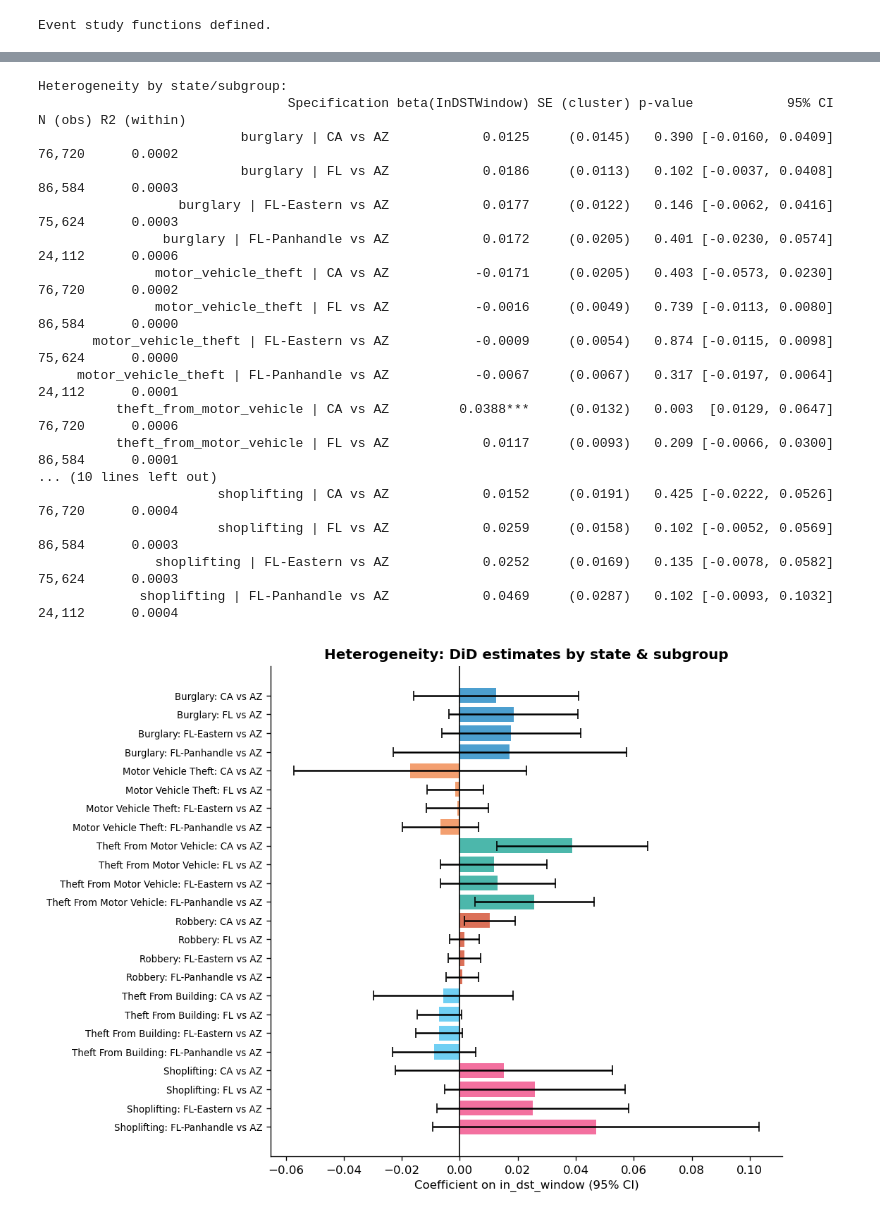
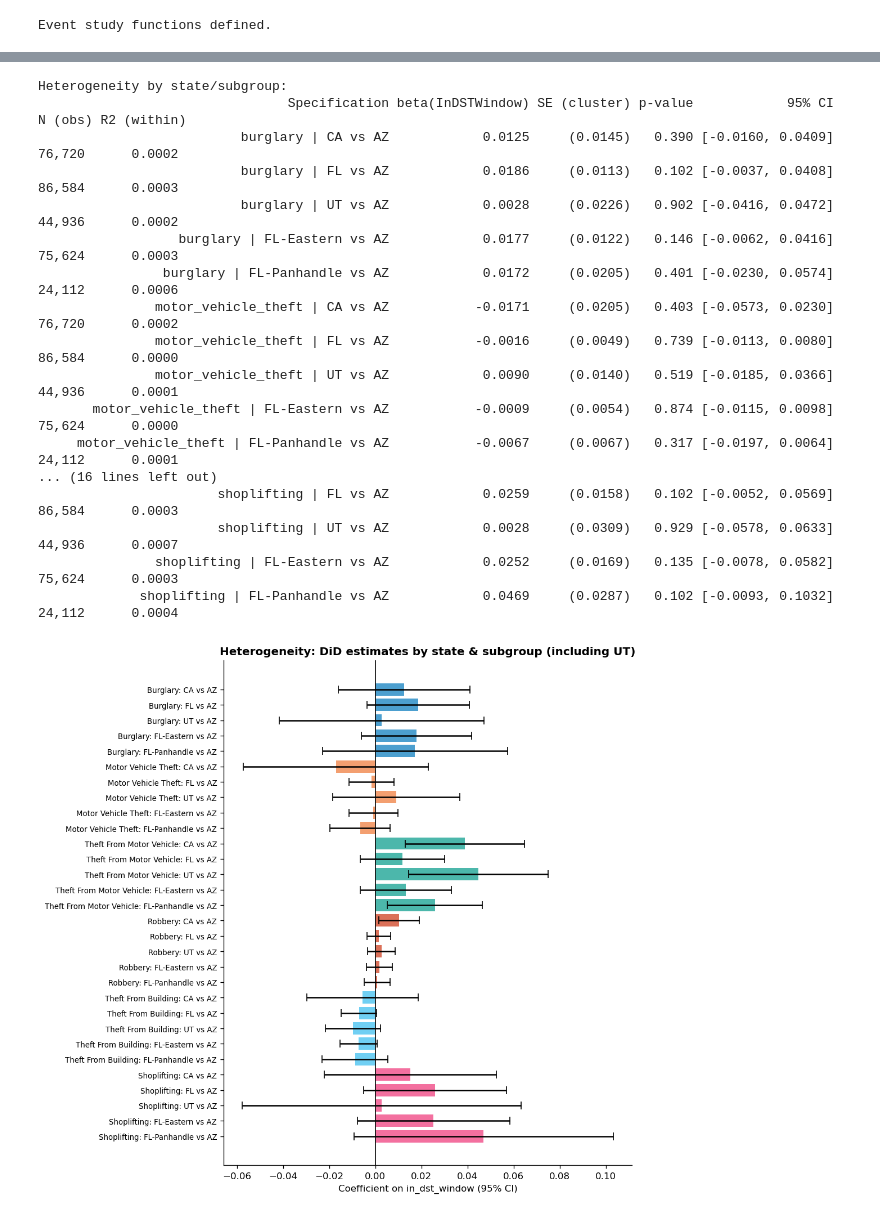
Before and after one commit to shellyycao/IDS701_UDS_Final_Project, a Jupyter notebook: notebooks/dst_crime_analysis.ipynb, the cells around one changed output, grey strips where cells are left out. Cells and saved outputs as stored; diff of their text form; code cells hidden in the pictures.

Commit message:
changes with UTAH

```diff
--- a/notebooks/dst_crime_analysis.ipynb
+++ b/notebooks/dst_crime_analysis.ipynb
@@ -507,6 +585,7 @@ sample['log_rate'] = np.log1p(sample['crime_rate_per_100k'])
 # Treatment group labels for plots
 sample['group'] = sample['state'].map({'CA': 'California (treated)',
                                        'FL': 'Florida (treated)',
+                                       'UT': 'Utah (treated)',
                                        'AZ': 'Arizona (control)'})
 
 # Preferred offense types (will use those present in data)
@@ -602,7 +679,7 @@ monthly = (
 )
 monthly['date'] = pd.to_datetime(monthly['year_month'])
 
-colors = {'California (treated)': '#0077BB', 'Florida (treated)': '#EE7733', 'Arizona (control)': '#009988'}
+colors = {'California (treated)': '#0077BB', 'Florida (treated)': '#EE7733', 'Utah (treated)': '#CC3311', 'Arizona (control)': '#009988'}
 
 n = len(crime_types)
 ncols = 2
@@ -1089,5 +1192,5 @@ theft_from_motor_vehicle | +-21d  0.0082 (0.0093) 0.378 17,673
 # %%
-# By state: estimate separately for CA, FL, and AZ vs CA, AZ vs FL
+# By state: estimate separately for CA, FL, UT, and subgroups vs AZ
 het_results = {}
 
 for ct in crime_types:
@@ -1100,6 +1203,11 @@ for ct in crime_types:
     sub_fl = sample[(sample['crime_type'] == ct) &
                     ((sample['state'] == 'FL') | (sample['state'] == 'AZ'))].copy()
     het_results[f'{ct} | FL vs AZ'] = run_twfe(sub_fl, 'crime_rate_per_100k', base_controls)
+
+    # UT only vs AZ control (geographic neighbor — strongest parallel-trends match)
+    sub_ut = sample[(sample['crime_type'] == ct) &
+                    ((sample['state'] == 'UT') | (sample['state'] == 'AZ'))].copy()
+    het_results[f'{ct} | UT vs AZ'] = run_twfe(sub_ut, 'crime_rate_per_100k', base_controls)
 
     # FL Panhandle (Central Time) vs FL Eastern vs AZ
     sub_fl_e = sample[(sample['crime_type'] == ct) &
@@ -1119,17 +1227,17 @@ Heterogeneity by state/subgroup:
                                 Specification beta(InDSTWindow) SE (cluster) p-value            95% CI N (obs) R2 (within)
                           burglary | CA vs AZ            0.0125     (0.0145)   0.390 [-0.0160, 0.0409]  76,720      0.0002
                           burglary | FL vs AZ            0.0186     (0.0113)   0.102 [-0.0037, 0.0408]  86,584      0.0003
+                          burglary | UT vs AZ            0.0028     (0.0226)   0.902 [-0.0416, 0.0472]  44,936      0.0002
                   burglary | FL-Eastern vs AZ            0.0177     (0.0122)   0.146 [-0.0062, 0.0416]  75,624      0.0003
                 burglary | FL-Panhandle vs AZ            0.0172     (0.0205)   0.401 [-0.0230, 0.0574]  24,112      0.0006
                motor_vehicle_theft | CA vs AZ           -0.0171     (0.0205)   0.403 [-0.0573, 0.0230]  76,720      0.0002
                motor_vehicle_theft | FL vs AZ           -0.0016     (0.0049)   0.739 [-0.0113, 0.0080]  86,584      0.0000
+               motor_vehicle_theft | UT vs AZ            0.0090     (0.0140)   0.519 [-0.0185, 0.0366]  44,936      0.0001
        motor_vehicle_theft | FL-Eastern vs AZ           -0.0009     (0.0054)   0.874 [-0.0115, 0.0098]  75,624      0.0000
      motor_vehicle_theft | FL-Panhandle vs AZ           -0.0067     (0.0067)   0.317 [-0.0197, 0.0064]  24,112      0.0001
-          theft_from_motor_vehicle | CA vs AZ         0.0388***     (0.0132)   0.003  [0.0129, 0.0647]  76,720      0.0006
-          theft_from_motor_vehicle | FL vs AZ            0.0117     (0.0093)   0.209 [-0.0066, 0.0300]  86,584      0.0001
-... (10 lines left out)
-                       shoplifting | CA vs AZ            0.0152     (0.0191)   0.425 [-0.0222, 0.0526]  76,720      0.0004
+... (16 lines left out)
                        shoplifting | FL vs AZ            0.0259     (0.0158)   0.102 [-0.0052, 0.0569]  86,584      0.0003
+                       shoplifting | UT vs AZ            0.0028     (0.0309)   0.929 [-0.0578, 0.0633]  44,936      0.0007
                shoplifting | FL-Eastern vs AZ            0.0252     (0.0169)   0.135 [-0.0078, 0.0582]  75,624      0.0003
              shoplifting | FL-Panhandle vs AZ            0.0469     (0.0287)   0.102 [-0.0093, 0.1032]  24,112      0.0004
 # %%
@@ -1140,37 +1248,38 @@ for ct in crime_types:
     het_plot_specs.extend([
         (f'{ct} | CA vs AZ',           f'{label_base}: CA vs AZ'),
         (f'{ct} | FL vs AZ',           f'{label_base}: FL vs AZ'),
+        (f'{ct} | UT vs AZ',           f'{label_base}: UT vs AZ'),
         (f'{ct} | FL-Eastern vs AZ',   f'{label_base}: FL-Eastern vs AZ'),
         (f'{ct} | FL-Panhandle vs AZ', f'{label_base}: FL-Panhandle vs AZ'),
     ])
 
 coefs2, ses2, labels2 = [], [], []
 for key, lbl in het_plot_specs:
     if key not in het_results:
         continue
     r = het_results[key]
     coefs2.append(r.params['in_dst_window'])
     ses2.append(r.bse['in_dst_window'])
     labels2.append(lbl)
 
 coefs2 = np.array(coefs2)
 ci95_2 = 1.96 * np.array(ses2)
 
 fig_h = max(6, 0.28 * len(labels2))
 fig, ax = plt.subplots(figsize=(9, fig_h))
 y_pos2 = np.arange(len(labels2))[::-1]
 
 colors_cycle = ['#0077BB', '#EE7733', '#009988', '#CC3311', '#33BBEE', '#EE3377']
-bar_colors = [colors_cycle[(i // 4) % len(colors_cycle)] for i in range(len(labels2))]
+bar_colors = [colors_cycle[(i // 5) % len(colors_cycle)] for i in range(len(labels2))]
 
 ax.barh(y_pos2, coefs2, xerr=ci95_2, color=bar_colors, alpha=0.7,
         error_kw={'elinewidth': 1.5, 'capsize': 4})
 ax.axvline(0, color='black', lw=1)
 ax.set_yticks(y_pos2)
 ax.set_yticklabels(labels2, fontsize=8)
 ax.set_xlabel('Coefficient on in_dst_window (95% CI)')
-ax.set_title('Heterogeneity: DiD estimates by state & subgroup', fontweight='bold')
+ax.set_title('Heterogeneity: DiD estimates by state & subgroup (including UT)', fontweight='bold')
 plt.tight_layout()
 plt.show()
 # %% [output]
-[figure, old version]
+[figure, new version]
```
Also changed, not shown: parts of 38 cells of this notebook, 11 other files.
